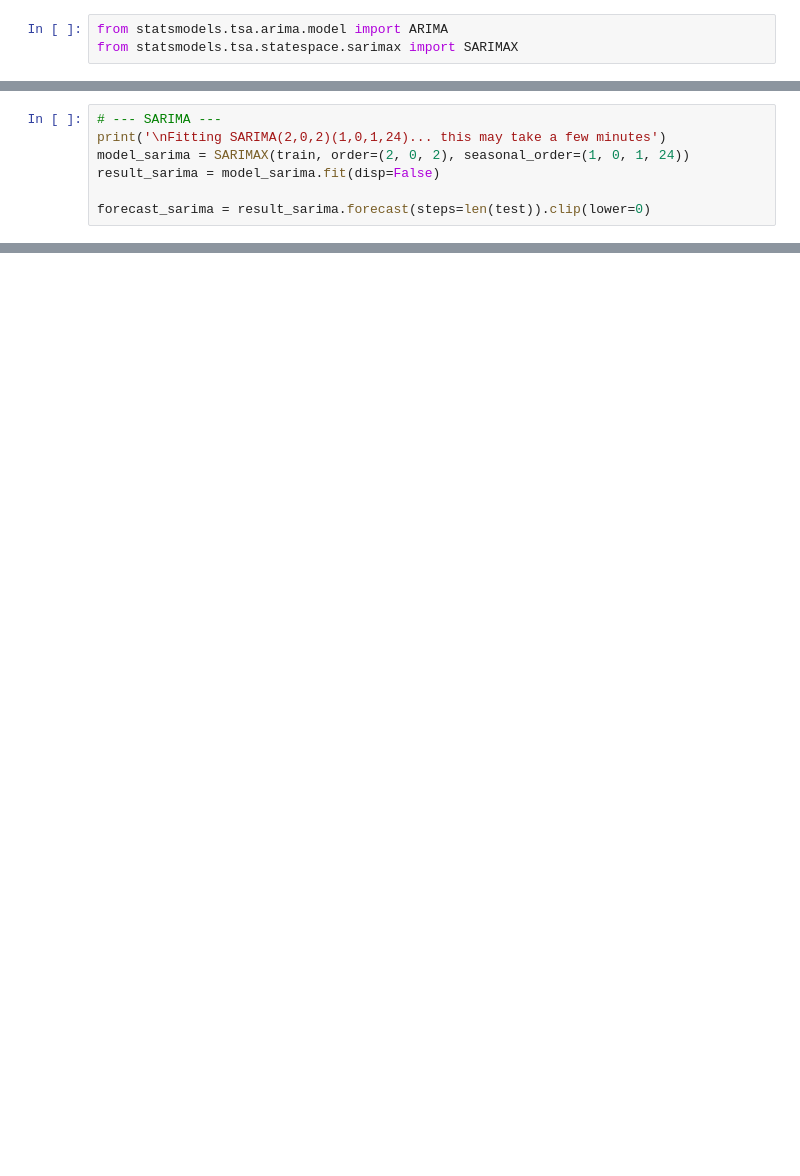
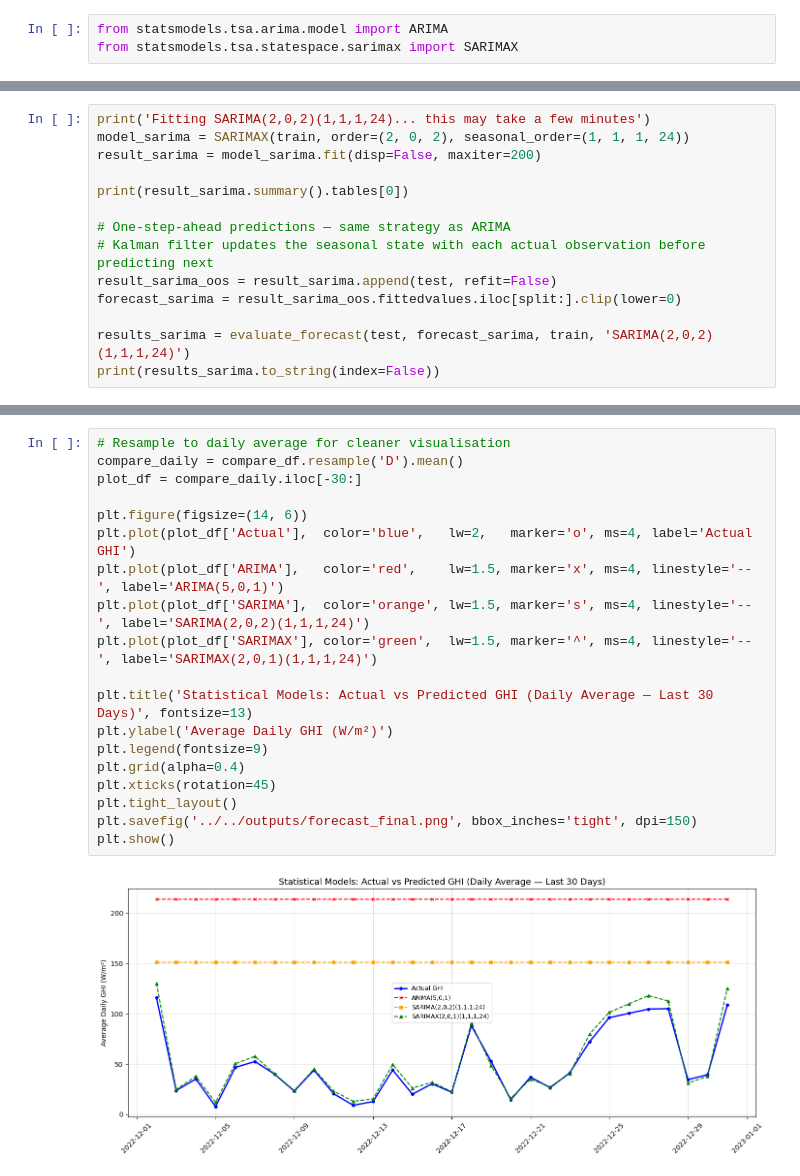
Before and after one commit to Smuthusivam/LEI-Assignment-01_Feb, a Jupyter notebook: Tasks/Tasks_2/Machine Learning Models.ipynb, the cells around one changed output, grey strips where cells are left out. Drawn from its saved outputs; the diff is of its cells as text; blank space fills up the shorter version.

```diff
--- a/Tasks/Tasks_2/Machine Learning Models.ipynb
+++ b/Tasks/Tasks_2/Machine Learning Models.ipynb
@@ -200,7 +339,14 @@ Fitting ARIMA(2,0,2)...
 # %%
-# --- SARIMA ---
-print('\nFitting SARIMA(2,0,2)(1,0,1,24)... this may take a few minutes')
-model_sarima = SARIMAX(train, order=(2, 0, 2), seasonal_order=(1, 0, 1, 24))
-result_sarima = model_sarima.fit(disp=False)
+print('Fitting SARIMA(2,0,2)(1,1,1,24)... this may take a few minutes')
+model_sarima = SARIMAX(train, order=(2, 0, 2), seasonal_order=(1, 1, 1, 24))
+result_sarima = model_sarima.fit(disp=False, maxiter=200)
 
-forecast_sarima = result_sarima.forecast(steps=len(test)).clip(lower=0)
+print(result_sarima.summary().tables[0])
+
+# One-step-ahead predictions — same strategy as ARIMA
+# Kalman filter updates the seasonal state with each actual observation before predicting next
+result_sarima_oos = result_sarima.append(test, refit=False)
+forecast_sarima = result_sarima_oos.fittedvalues.iloc[split:].clip(lower=0)
+
+results_sarima = evaluate_forecast(test, forecast_sarima, train, 'SARIMA(2,0,2)(1,1,1,24)')
+print(results_sarima.to_string(index=False))
@@ -292,0 +435,21 @@ plt.show()
+# %%
+# Resample to daily average for cleaner visualisation
+compare_daily = compare_df.resample('D').mean()
+plot_df = compare_daily.iloc[-30:]
+
+plt.figure(figsize=(14, 6))
+plt.plot(plot_df['Actual'],  color='blue',   lw=2,   marker='o', ms=4, label='Actual GHI')
+plt.plot(plot_df['ARIMA'],   color='red',    lw=1.5, marker='x', ms=4, linestyle='--', label='ARIMA(5,0,1)')
+plt.plot(plot_df['SARIMA'],  color='orange', lw=1.5, marker='s', ms=4, linestyle='--', label='SARIMA(2,0,2)(1,1,1,24)')
+plt.plot(plot_df['SARIMAX'], color='green',  lw=1.5, marker='^', ms=4, linestyle='--', label='SARIMAX(2,0,1)(1,1,1,24)')
+
+plt.title('Statistical Models: Actual vs Predicted GHI (Daily Average — Last 30 Days)', fontsize=13)
+plt.ylabel('Average Daily GHI (W/m²)')
+plt.legend(fontsize=9)
+plt.grid(alpha=0.4)
+plt.xticks(rotation=45)
+plt.tight_layout()
+plt.savefig('../../outputs/forecast_final.png', bbox_inches='tight', dpi=150)
+plt.show()
+# %% [output]
+[figure, added]
```
Also changed, not shown: parts of 17 cells of this notebook, 3 other files.
